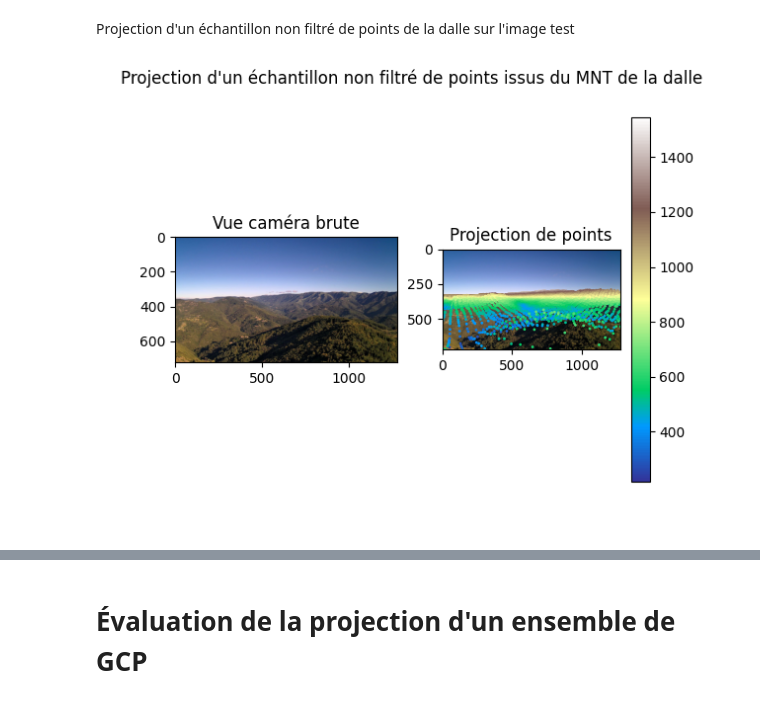
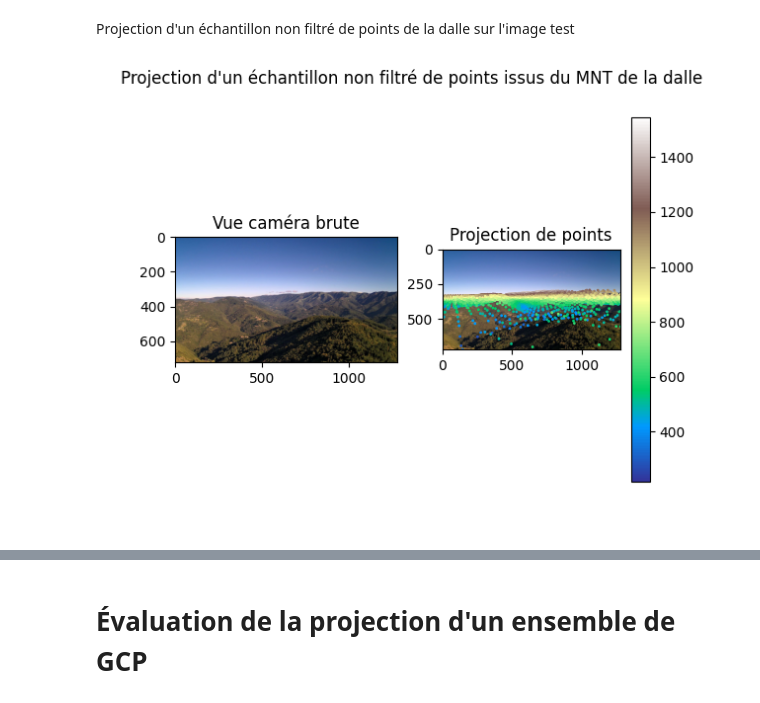
Before and after one commit to pyronear/smoke-localization, a Jupyter notebook: cameratransform/cameratransform_test.ipynb, the cells around one changed output, grey strips where cells are left out. Saved outputs shown, nothing was run; the diff lists cells and outputs as text; code cells hidden in the pictures.

```diff
--- a/cameratransform/cameratransform_test.ipynb
+++ b/cameratransform/cameratransform_test.ipynb
@@ -208,7 +200,8 @@ NaN values found: False
 # %% [markdown]
 Création d'un meshgrid des coordonnées 3D du DEM de la dalle
 # %%
-alts_meshgrid = generate_dem_meshgrid(header, alts, sample_step=5)
+alts_meshgrid = generate_dem_meshgrid(header, alts, sample_step=1)  # full resolution for accurate computations
+alts_meshgrid_sub = generate_dem_meshgrid(header, alts, sample_step=10)  # sub-sampled for ease of visualisation
 # %% [markdown]
 Création d'un geodataframe contenant les points de la dalle afin de facilement les projeter vers le repère de coordonnées GPS
 # %%
@@ -219,6 +212,14 @@ gdf_spd = gdf_spd_lambert93.to_crs("WGS84")
 
 gdf_spd_lambert93[["x", "y", "z"]] = pd.DataFrame(gdf_spd_lambert93.geometry.map(lambda x: x.coords[0]).tolist())
 gdf_spd[["lon", "lat", "alt"]] = pd.DataFrame(gdf_spd.geometry.map(lambda x: x.coords[0]).tolist())
+# %%
+sample_points_dalle_sub = alts_meshgrid_sub.reshape(-1, 3)
+
+gdf_spd_lambert93_sub = gpd.GeoDataFrame(geometry=gpd.points_from_xy(sample_points_dalle_sub[:, 0], sample_points_dalle_sub[:, 1], sample_points_dalle_sub[:, 2]), crs=gdf_dalles.crs)
+gdf_spd_sub = gdf_spd_lambert93_sub.to_crs("WGS84")
+
+gdf_spd_lambert93_sub[["x", "y", "z"]] = pd.DataFrame(gdf_spd_lambert93_sub.geometry.map(lambda x: x.coords[0]).tolist())
+gdf_spd_sub[["lon", "lat", "alt"]] = pd.DataFrame(gdf_spd_sub.geometry.map(lambda x: x.coords[0]).tolist())
 # %% [markdown]
 Génération d'une carte de relief 3D du MNT de la dalle
 # %%
@@ -236,24 +237,24 @@ plt.show()
 # %% [markdown]
 Projection d'un échantillon non filtré de points de la dalle sur l'image test
 # %%
-proj_points_GPS = cam_device.imageFromGPS(gdf_spd[["lat", "lon", "alt"]].values)
+proj_points_GPS = cam_device.imageFromGPS(gdf_spd_sub[["lat", "lon", "alt"]].values)
 nonan_points_idx = ~np.isnan(proj_points_GPS).any(axis=1)
 proj_points_GPS = proj_points_GPS[nonan_points_idx].astype(int)
 # %%
 fig_proj = plt.figure()
 
 ax_raw = fig_proj.add_subplot(121)
 ax_raw.imshow(np.asarray(test_img))
 ax_raw.set_title("Vue caméra brute")
 
 ax_proj = fig_proj.add_subplot(122)
-scatter_plot = ax_proj.scatter(proj_points_GPS[:, 0], proj_points_GPS[:, 1], c=gdf_spd.alt.values[nonan_points_idx], s=1, cmap="terrain")
+scatter_plot = ax_proj.scatter(proj_points_GPS[:, 0], proj_points_GPS[:, 1], c=gdf_spd_sub.alt.values[nonan_points_idx], s=1, cmap="terrain")
 ax_proj.imshow(np.asarray(test_img))
 ax_proj.set_title("Projection de points")
 
 fig_proj.suptitle("Projection d'un échantillon non filtré de points issus du MNT de la dalle")
 plt.colorbar(scatter_plot)
 plt.show()
 # %% [output]
-[figure, old version]
+[figure, new version]
 # %%
```
Also changed, not shown: parts of 15 cells of this notebook, 4 other files.
